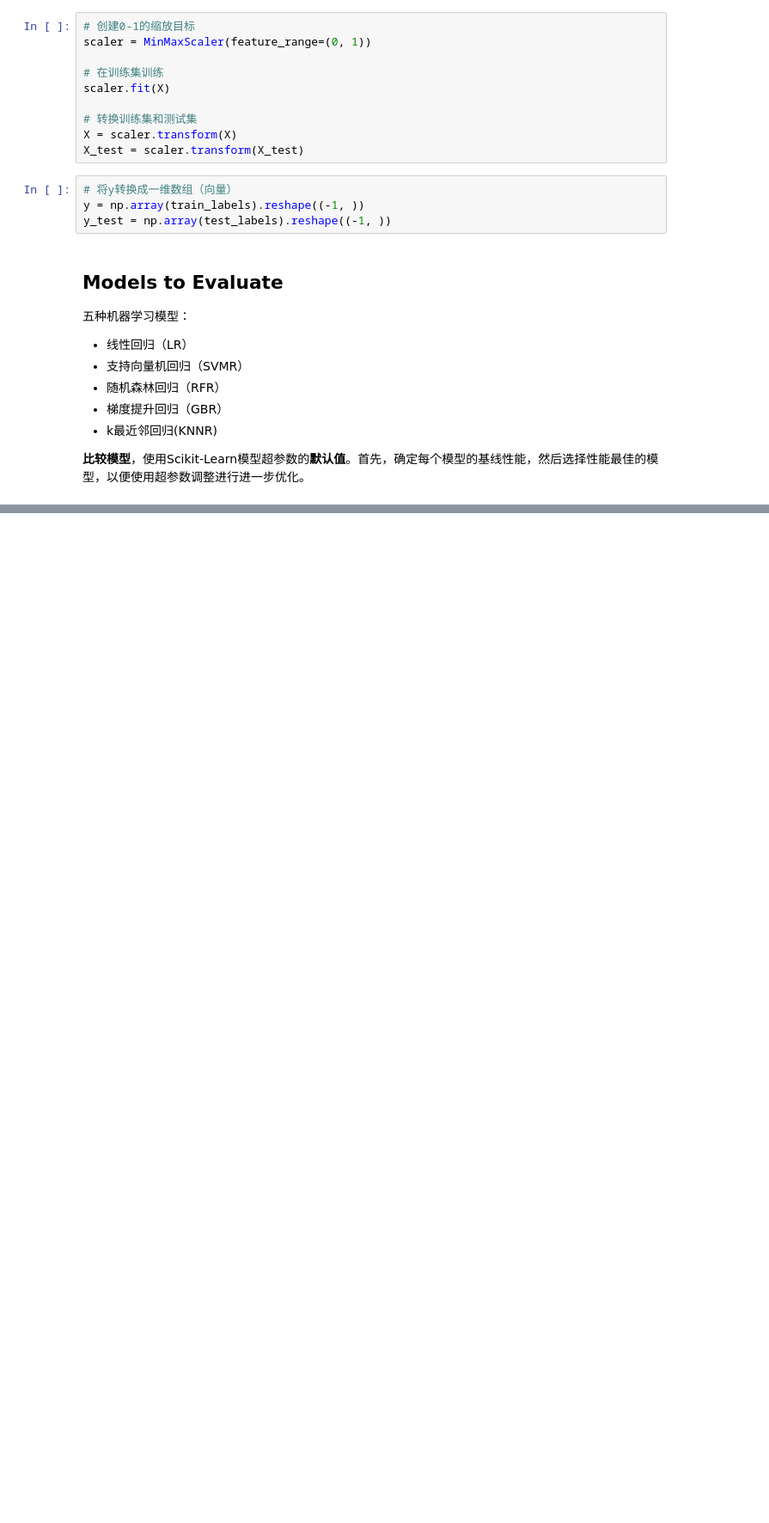
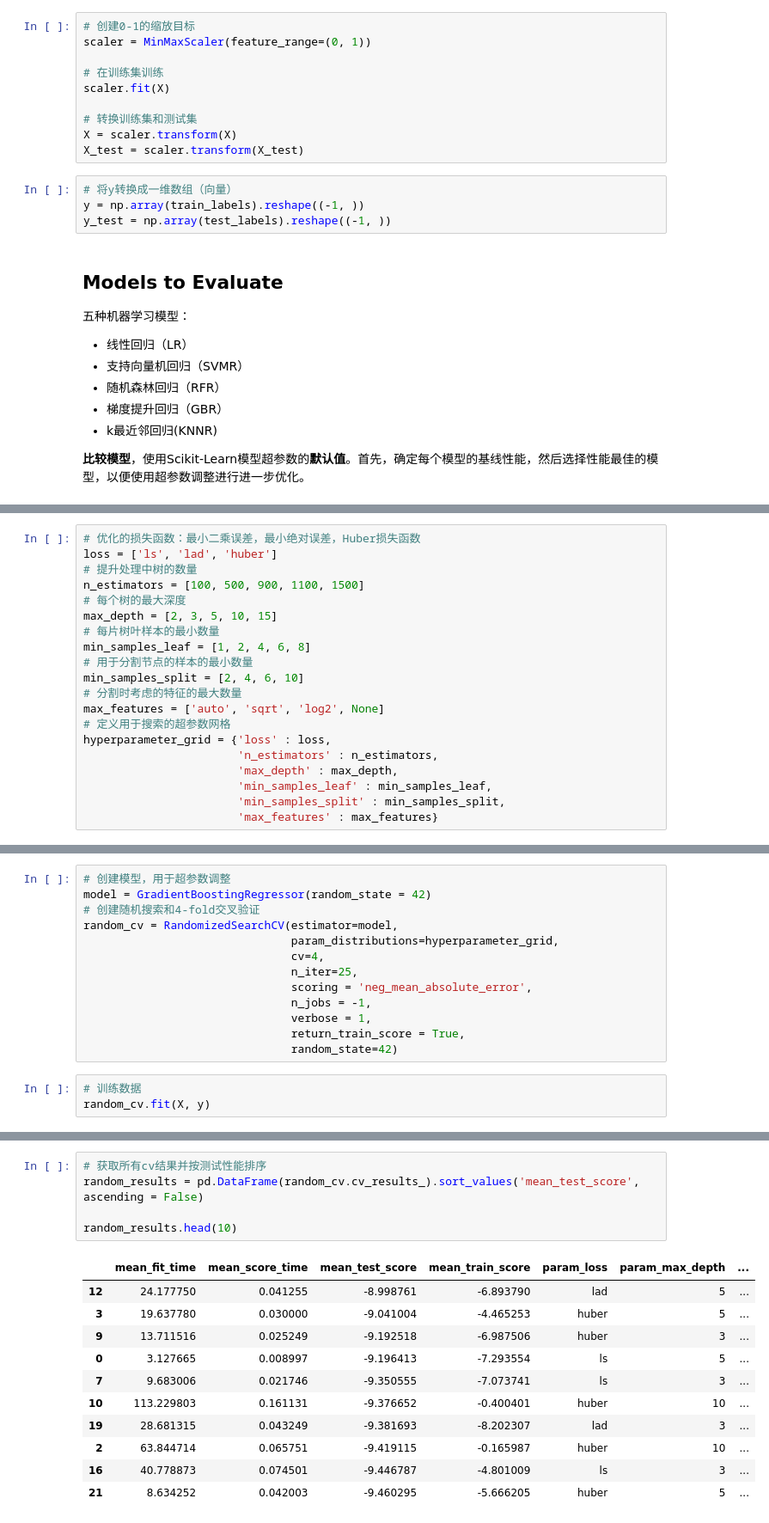
Before and after one commit to Bugdragon/energy_star_score, a Jupyter notebook: Machine Learning Project Part 2.ipynb, the cells around one changed output, grey strips where cells are left out. Shown: that part at 86% size. Saved outputs shown, nothing was run; the diff lists cells and outputs as text; blank space fills up the shorter version.

```diff
--- a/Machine Learning Project Part 2.ipynb
+++ b/Machine Learning Project Part 2.ipynb
@@ -160,0 +258,20 @@ y_test = np.array(test_labels).reshape((-1, ))
+# %%
+# 优化的损失函数：最小二乘误差，最小绝对误差，Huber损失函数
+loss = ['ls', 'lad', 'huber']
+# 提升处理中树的数量
+n_estimators = [100, 500, 900, 1100, 1500]
+# 每个树的最大深度
+max_depth = [2, 3, 5, 10, 15]
+# 每片树叶样本的最小数量
+min_samples_leaf = [1, 2, 4, 6, 8]
+# 用于分割节点的样本的最小数量
+min_samples_split = [2, 4, 6, 10]
+# 分割时考虑的特征的最大数量
+max_features = ['auto', 'sqrt', 'log2', None]
+# 定义用于搜索的超参数网格
+hyperparameter_grid = {'loss' : loss,
+                       'n_estimators' : n_estimators,
+                       'max_depth' : max_depth,
+                       'min_samples_leaf' : min_samples_leaf,
+                       'min_samples_split' : min_samples_split,
+                       'max_features' : max_features}
@@ -160,0 +289,16 @@ y_test = np.array(test_labels).reshape((-1, ))
+# %%
+# 创建模型，用于超参数调整
+model = GradientBoostingRegressor(random_state = 42)
+# 创建随机搜索和4-fold交叉验证
+random_cv = RandomizedSearchCV(estimator=model,
+                               param_distributions=hyperparameter_grid,
+                               cv=4,
+                               n_iter=25,
+                               scoring = 'neg_mean_absolute_error',
+                               n_jobs = -1,
+                               verbose = 1,
+                               return_train_score = True,
+                               random_state=42)
+# %%
+# 训练数据
+random_cv.fit(X, y)
@@ -160,0 +322,17 @@ y_test = np.array(test_labels).reshape((-1, ))
+# %%
+# 获取所有cv结果并按测试性能排序
+random_results = pd.DataFrame(random_cv.cv_results_).sort_values('mean_test_score', ascending = False)
+
+random_results.head(10)
+# %% [output]
+|  | mean_fit_time | mean_score_time | mean_test_score | mean_train_score | param_loss | param_max_depth | ... |
+| 12 | 24.177750 | 0.041255 | -8.998761 | -6.893790 | lad | 5 | ... |
+| 3 | 19.637780 | 0.030000 | -9.041004 | -4.465253 | huber | 5 | ... |
+| 9 | 13.711516 | 0.025249 | -9.192518 | -6.987506 | huber | 3 | ... |
+| 0 | 3.127665 | 0.008997 | -9.196413 | -7.293554 | ls | 5 | ... |
+| 7 | 9.683006 | 0.021746 | -9.350555 | -7.073741 | ls | 3 | ... |
+| 10 | 113.229803 | 0.161131 | -9.376652 | -0.400401 | huber | 10 | ... |
+| 19 | 28.681315 | 0.043249 | -9.381693 | -8.202307 | lad | 3 | ... |
+| 2 | 63.844714 | 0.065751 | -9.419115 | -0.165987 | huber | 10 | ... |
+| 16 | 40.778873 | 0.074501 | -9.446787 | -4.801009 | ls | 3 | ... |
+| 21 | 8.634252 | 0.042003 | -9.460295 | -5.666205 | huber | 5 | ... |
```
Also changed, not shown: parts of 14 cells of this notebook, 1 other file.
